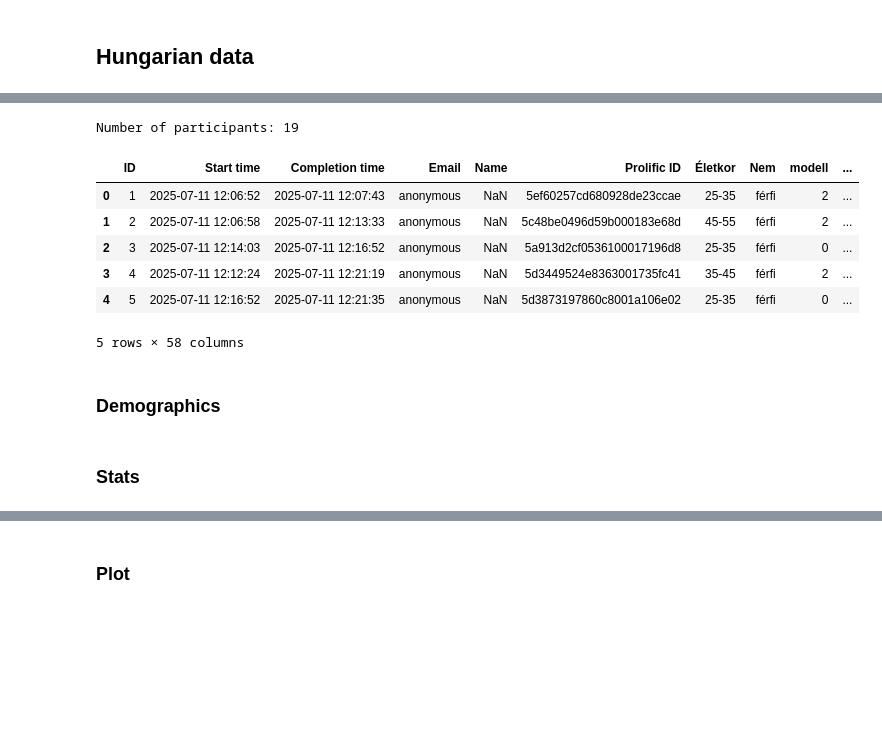
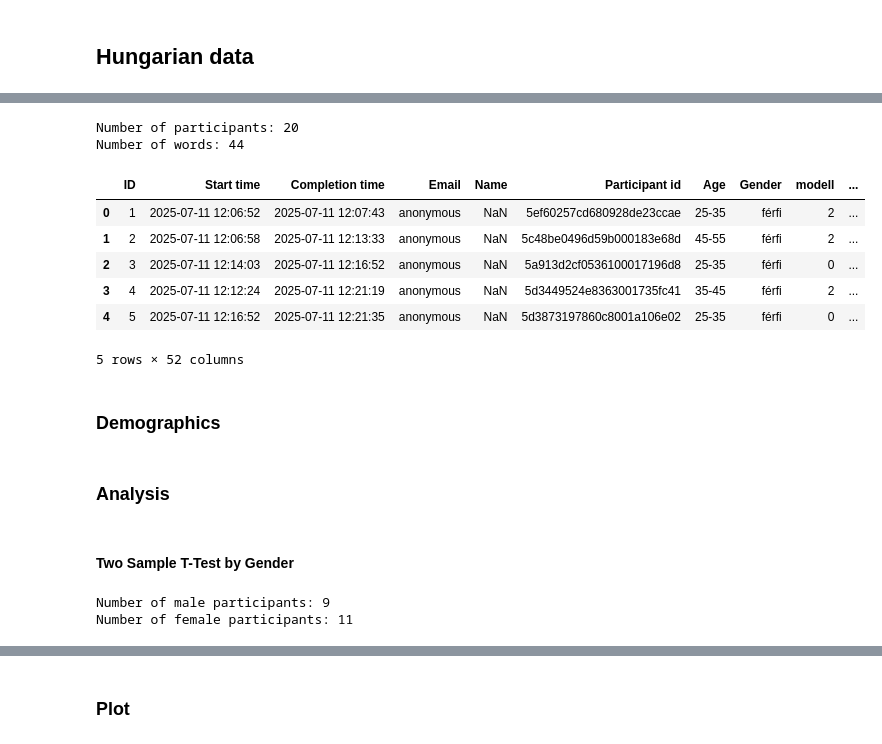
Before and after one commit to partigabor/pcibex-hun, a Jupyter notebook: occupations/occupations.ipynb, the cells around one changed output, grey strips where cells are left out. Saved outputs shown, nothing was run; the diff lists cells and outputs as text; code cells hidden in the pictures; blank space fills up the shorter version.

```diff
--- a/occupations/occupations.ipynb
+++ b/occupations/occupations.ipynb
@@ -39,44 +44,59 @@ rejects_list
 # Read Hungarian data from hu.xlsx
 df_hu = pd.read_excel('ratings_hu.xlsx')
 
 # Define Hungarian attention checks #############################################################
 hu_attention_checks = ['pincérnő', 'titkárnő', 'tanárnő', 'takarítónő', 'ápolónő', 'házvezetőnő']
+
+# Drop attention checks
+df_hu.drop(columns=hu_attention_checks, inplace=True)
 
 # Define the mapping for ratings
 rating_map = {
     'Teljesen férfi': -3,
     'Nagyrészt férfi': -2,
     'Inkább férfi': -1,
     'Semleges/egyenlő': 0,
     'Inkább női': 1,
     'Nagyrészt női': 2,
     'Teljesen női': 3
 }
 
 # Get columns to convert (skip non-rating columns)
 rating_columns = df_hu.columns[8:]  # assuming first 8 columns are not ratings
 
 # Replace and explicitly infer objects to avoid warning
 for col in rating_columns:
     df_hu[col] = df_hu[col].map(rating_map)
 
+# Rename Prolific ID to Participant id
+df_hu.rename(columns={'Prolific ID': 'Participant id'}, inplace=True)
+
 # Drop rows where Prolific ID is in rejects_list
-df_hu = df_hu[~df_hu['Prolific ID'].isin(rejects_list)]
+df_hu = df_hu[~df_hu['Participant id'].isin(rejects_list)]
 
-# Count and print participants based on unique Prolific IDs
-num_participants = df_hu['Prolific ID'].nunique()
+# Rename Életkor to Age and Nem to Sex
+df_hu.rename(columns={'Életkor': 'Age', 'Nem':'Gender'}, inplace=True)
+
+# Count and print participants based on unique Participant id
+num_participants = df_hu['Participant id'].nunique()
 print(f'Number of participants: {num_participants}')
 
+# Count the number of columns starting with the 8th.
+num_columns = len(df_hu.columns) - 8
+print(f'Number of words: {num_columns}')
+
+# Show
 df_hu.head()
 # %% [output]
-Number of participants: 19
+Number of participants: 20
+Number of words: 44
-|  | ID | Start time | Completion time | Email | Name | Prolific ID | Életkor | Nem | modell | ... |
+|  | ID | Start time | Completion time | Email | Name | Participant id | Age | Gender | modell | ... |
 | 0 | 1 | 2025-07-11 12:06:52 | 2025-07-11 12:07:43 | anonymous | NaN | 5ef60257cd680928de23ccae | 25-35 | férfi | 2 | ... |
 | 1 | 2 | 2025-07-11 12:06:58 | 2025-07-11 12:13:33 | anonymous | NaN | 5c48be0496d59b000183e68d | 45-55 | férfi | 2 | ... |
 | 2 | 3 | 2025-07-11 12:14:03 | 2025-07-11 12:16:52 | anonymous | NaN | 5a913d2cf0536100017196d8 | 25-35 | férfi | 0 | ... |
 | 3 | 4 | 2025-07-11 12:12:24 | 2025-07-11 12:21:19 | anonymous | NaN | 5d3449524e8363001735fc41 | 35-45 | férfi | 2 | ... |
 | 4 | 5 | 2025-07-11 12:16:52 | 2025-07-11 12:21:35 | anonymous | NaN | 5d3873197860c8001a106e02 | 25-35 | férfi | 0 | ... |
-5 rows × 58 columns
+5 rows × 52 columns
 # %% [markdown]
 ### Demographics
 # %%
@@ -140,4 +160,20 @@ fig.write_html('demographics_hu.html')
 # Save it as image
 fig.write_image('demographics_hu.png', scale=2, width=1000, height=500)
 # %% [markdown]
-### Stats
+### Analysis
+# %% [markdown]
+#### Two Sample T-Test by Gender
+# %%
+# Add a new column with the mean of the ratings for each participant
+df_hu['Mean Rating'] = df_hu.iloc[:, 8:].mean(axis=1)
+
+# Separate df_hu into male and female datasets based on the Gender column
+df_hu_male = df_hu[df_hu['Gender'] == 'férfi']
+df_hu_female = df_hu[df_hu['Gender'] == 'nő']
+
+# Show the number of male and female participants
+print(f"Number of male participants: {df_hu_male['Participant id'].nunique()}")
+print(f"Number of female participants: {df_hu_female['Participant id'].nunique()}")
+# %% [output]
+Number of male participants: 9
+Number of female participants: 11
```
Also changed, not shown: parts of 16 cells of this notebook, 22 other files.
